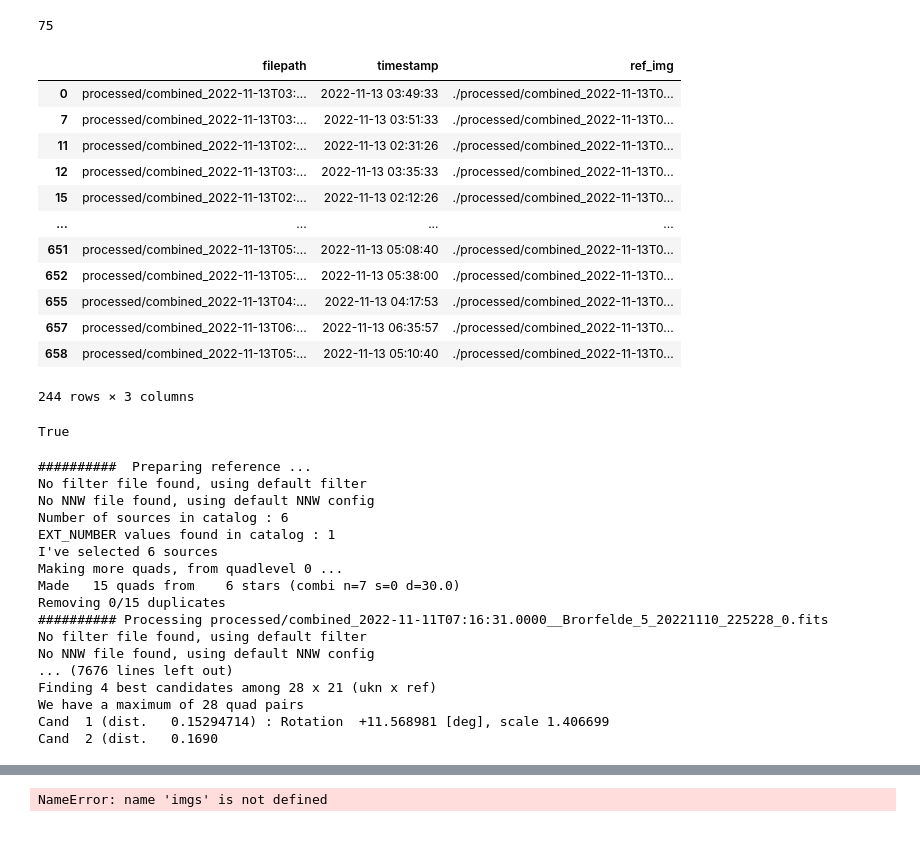
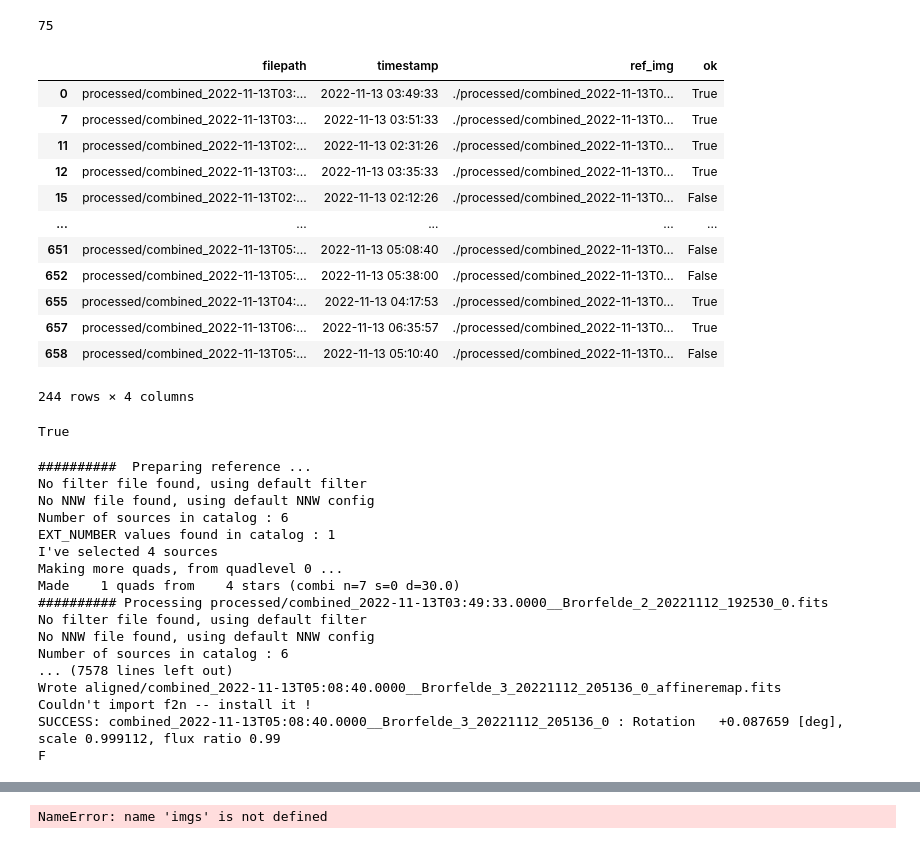
Before and after one commit to mkzeender/astrophysics-brorfelde, a Jupyter notebook: project.ipynb, the cells around one changed output, grey strips where cells are left out. Drawn from its saved outputs; the diff is of its cells as text; code cells hidden in the pictures.

```diff
--- a/project.ipynb
+++ b/project.ipynb
@@ -152,28 +152,28 @@ sum(night_2_group_2) # total number in group
 # %%
 imgs.loc[night_1, 'ref_img'] = './processed/combined_2022-11-11T05:51:00.0000__Brorfelde_4_20221110_215057_0.fits'
 
 imgs.loc[night_2_group_1, 'ref_img'] = './processed/combined_2022-11-12T04:36:31.0000__Brorfelde_2_20221111_195408_1.fits'
 imgs.loc[night_2_group_2, 'ref_img'] = './processed/combined_2022-11-12T06:59:36.0000__Brorfelde_4_20221111_224933_0.fits'
 
-imgs.loc[night_3, 'ref_img'] = ('./processed/combined_2022-11-13T02:40:26.0000__Brorfelde_1_20221112_180823_0.fits')
+imgs.loc[night_3, 'ref_img'] = './processed/combined_2022-11-13T05:00:40.0000__Brorfelde_3_20221112_205136_0.fits'
 
 imgs.dropna(inplace=True)
 
 imgs[night_3]
 # %% [output]
-|  | filepath | timestamp | ref_img |
-| 0 | processed/combined_2022-11-13T03:... | 2022-11-13 03:49:33 | ./processed/combined_2022-11-13T0... |
-| 7 | processed/combined_2022-11-13T03:... | 2022-11-13 03:51:33 | ./processed/combined_2022-11-13T0... |
-| 11 | processed/combined_2022-11-13T02:... | 2022-11-13 02:31:26 | ./processed/combined_2022-11-13T0... |
-| 12 | processed/combined_2022-11-13T03:... | 2022-11-13 03:35:33 | ./processed/combined_2022-11-13T0... |
-| 15 | processed/combined_2022-11-13T02:... | 2022-11-13 02:12:26 | ./processed/combined_2022-11-13T0... |
-| ... | ... | ... | ... |
-| 651 | processed/combined_2022-11-13T05:... | 2022-11-13 05:08:40 | ./processed/combined_2022-11-13T0... |
-| 652 | processed/combined_2022-11-13T05:... | 2022-11-13 05:38:00 | ./processed/combined_2022-11-13T0... |
-| 655 | processed/combined_2022-11-13T04:... | 2022-11-13 04:17:53 | ./processed/combined_2022-11-13T0... |
-| 657 | processed/combined_2022-11-13T06:... | 2022-11-13 06:35:57 | ./processed/combined_2022-11-13T0... |
-| 658 | processed/combined_2022-11-13T05:... | 2022-11-13 05:10:40 | ./processed/combined_2022-11-13T0... |
+|  | filepath | timestamp | ref_img | ok |
+| 0 | processed/combined_2022-11-13T03:... | 2022-11-13 03:49:33 | ./processed/combined_2022-11-13T0... | True |
+| 7 | processed/combined_2022-11-13T03:... | 2022-11-13 03:51:33 | ./processed/combined_2022-11-13T0... | True |
+| 11 | processed/combined_2022-11-13T02:... | 2022-11-13 02:31:26 | ./processed/combined_2022-11-13T0... | True |
+| 12 | processed/combined_2022-11-13T03:... | 2022-11-13 03:35:33 | ./processed/combined_2022-11-13T0... | True |
+| 15 | processed/combined_2022-11-13T02:... | 2022-11-13 02:12:26 | ./processed/combined_2022-11-13T0... | False |
+| ... | ... | ... | ... | ... |
+| 651 | processed/combined_2022-11-13T05:... | 2022-11-13 05:08:40 | ./processed/combined_2022-11-13T0... | False |
+| 652 | processed/combined_2022-11-13T05:... | 2022-11-13 05:38:00 | ./processed/combined_2022-11-13T0... | False |
+| 655 | processed/combined_2022-11-13T04:... | 2022-11-13 04:17:53 | ./processed/combined_2022-11-13T0... | True |
+| 657 | processed/combined_2022-11-13T06:... | 2022-11-13 06:35:57 | ./processed/combined_2022-11-13T0... | True |
+| 658 | processed/combined_2022-11-13T05:... | 2022-11-13 05:10:40 | ./processed/combined_2022-11-13T0... | False |
-244 rows × 3 columns
+244 rows × 4 columns
 # %%
 imgs.loc[night_2_group_2, 'ref_img'] = './processed/combined_2022-11-12T06:59:36.0000__Brorfelde_4_20221111_224933_0.fits'
 # %%
@@ -185,7 +185,7 @@ True
 # %%
 # perform alignment for the specified groups
 
-for group in (night_1, night_2_group_1, night_3):
+for group in (night_3,):
     identifications = align_imgs(imgs[group]['filepath'], imgs[group]['ref_img'].iloc[0])
     imgs.loc[group, 'ok'] = [id.ok for id in identifications]
 # %% [output]
@@ -194,18 +194,18 @@ No filter file found, using default filter
 No NNW file found, using default NNW config
 Number of sources in catalog : 6
 EXT_NUMBER values found in catalog : 1
-I've selected 6 sources
+I've selected 4 sources
 Making more quads, from quadlevel 0 ...
-Made   15 quads from    6 stars (combi n=7 s=0 d=30.0)
-Removing 0/15 duplicates
-########## Processing processed/combined_2022-11-11T07:16:31.0000__Brorfelde_5_20221110_225228_0.fits
+Made    1 quads from    4 stars (combi n=7 s=0 d=30.0)
+########## Processing processed/combined_2022-11-13T03:49:33.0000__Brorfelde_2_20221112_192530_0.fits
 No filter file found, using default filter
 No NNW file found, using default NNW config
-... (7676 lines left out)
-Finding 4 best candidates among 28 x 21 (ukn x ref)
-We have a maximum of 28 quad pairs
-Cand  1 (dist.   0.15294714) : Rotation  +11.568981 [deg], scale 1.406699
-Cand  2 (dist.   0.1690
+Number of sources in catalog : 6
+... (7578 lines left out)
+Wrote aligned/combined_2022-11-13T05:08:40.0000__Brorfelde_3_20221112_205136_0_affineremap.fits
+Couldn't import f2n -- install it !
+SUCCESS: combined_2022-11-13T05:08:40.0000__Brorfelde_3_20221112_205136_0 : Rotation   +0.087659 [deg], scale 0.999112, flux ratio 0.99
+F
 # %%
 #success rate night 3
 sum(imgs[night_3]['ok']) / imgs[night_3].shape[0]
```
Also changed, not shown: parts of 2 cells of this notebook, 3 other files.
